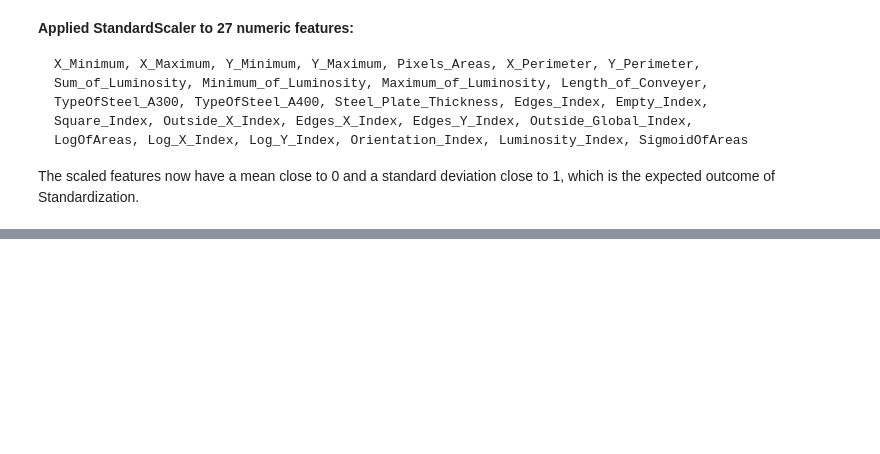
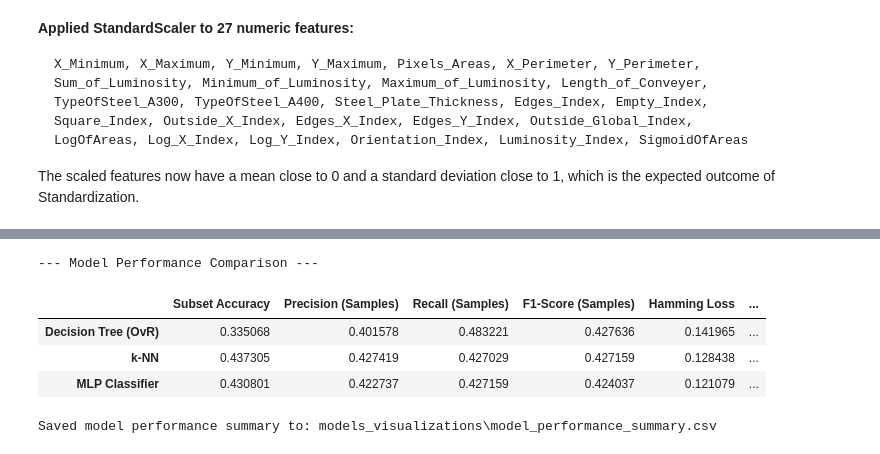
Before and after one commit to alvaroltorres/ai_supervisedlearning, a Jupyter notebook: steel_plate_defect_prediction_sl.ipynb, the cells around one changed output, grey strips where cells are left out. Drawn from its saved outputs; the diff is of its cells as text; code cells hidden in the pictures; blank space fills up the shorter version.

```diff
--- a/steel_plate_defect_prediction_sl.ipynb
+++ b/steel_plate_defect_prediction_sl.ipynb
@@ -611,0 +1001,24 @@ With the data loaded, explored, split, and preprocessed (scaled), the next phase
+# %%
+# Create a DataFrame from the model_performance dictionary
+performance_df = pd.DataFrame.from_dict(model_performance, orient='index')
+
+# We might want to separate Best Params for cleaner display, or display it fully
+pd.set_option('display.max_colwidth', None) # To see full best_params
+print("\n--- Model Performance Comparison ---")
+display(performance_df.drop(columns=['Predictions', 'Probabilities']))
+
+models_visualizations = 'models_visualizations'
+if models_visualizations:
+    try:
+        perf_filename = os.path.join(models_visualizations, 'model_performance_summary.csv')
+        performance_df.drop(columns=['Predictions', 'Probabilities']).to_csv(perf_filename)
+        print(f"\nSaved model performance summary to: {perf_filename}")
+    except Exception as e:
+        print(f"\nCould not save model performance summary: {e}")
+# %% [output]
+--- Model Performance Comparison ---
+|  | Subset Accuracy | Precision (Samples) | Recall (Samples) | F1-Score (Samples) | Hamming Loss | ... |
+| Decision Tree (OvR) | 0.335068 | 0.401578 | 0.483221 | 0.427636 | 0.141965 | ... |
+| k-NN | 0.437305 | 0.427419 | 0.427029 | 0.427159 | 0.128438 | ... |
+| MLP Classifier | 0.430801 | 0.422737 | 0.427159 | 0.424037 | 0.121079 | ... |
+Saved model performance summary to: models_visualizations\model_performance_summary.csv
```
Also changed, not shown: parts of 26 cells of this notebook, 9 other files.
